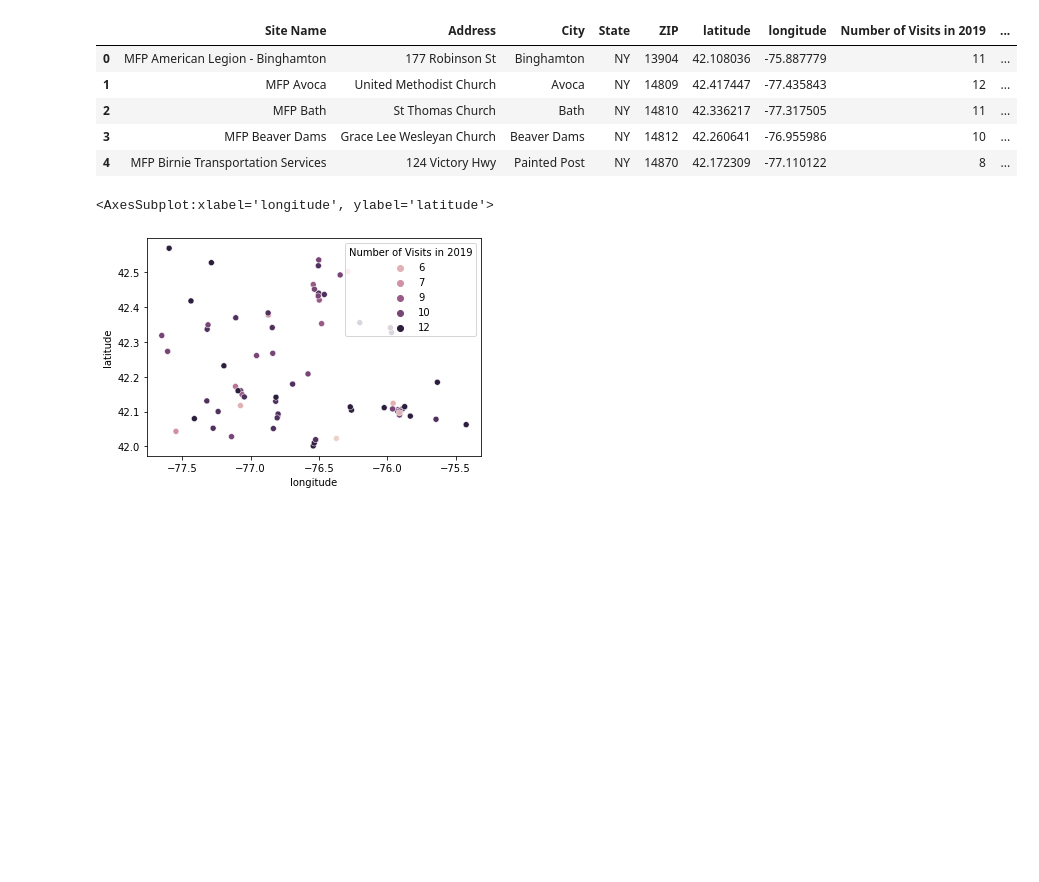
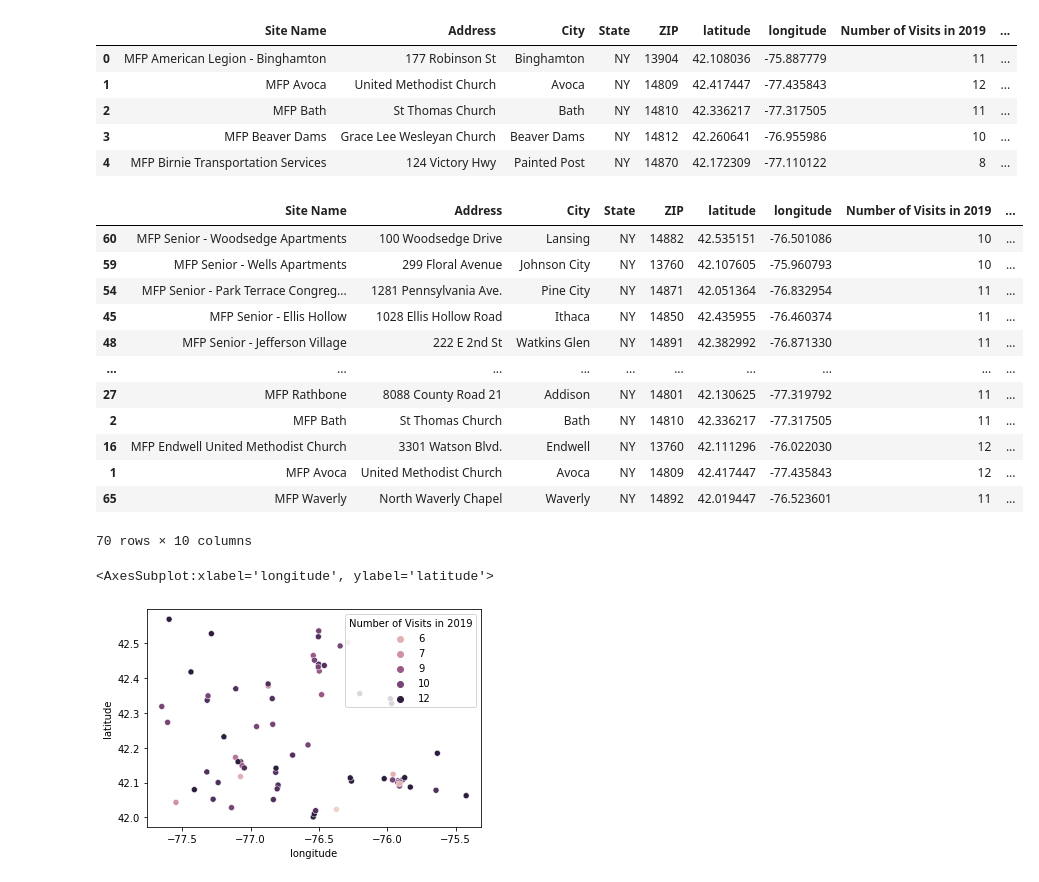
Before and after one commit to Wichaelian/MCM2020, a Jupyter notebook: Model.ipynb, the cells around one changed output. Saved outputs shown, nothing was run; the diff lists cells and outputs as text; code cells hidden in the pictures; blank space fills up the shorter version.

```diff
--- a/Model.ipynb
+++ b/Model.ipynb
@@ -12,6 +12,23 @@ sites.head()
 | 2 | MFP Bath | St Thomas Church | Bath | NY | 14810 | 42.336217 | -77.317505 | 11 | ... |
 | 3 | MFP Beaver Dams | Grace Lee Wesleyan Church | Beaver Dams | NY | 14812 | 42.260641 | -76.955986 | 10 | ... |
 | 4 | MFP Birnie Transportation Services | 124 Victory Hwy | Painted Post | NY | 14870 | 42.172309 | -77.110122 | 8 | ... |
+# %%
+sortedSites = sites.sort_values(by=['Average Demand per Visit'])
+sortedSites
+# %% [output]
+|  | Site Name | Address | City | State | ZIP | latitude | longitude | Number of Visits in 2019 | ... |
+| 60 | MFP Senior - Woodsedge Apartments | 100 Woodsedge Drive | Lansing | NY | 14882 | 42.535151 | -76.501086 | 10 | ... |
+| 59 | MFP Senior - Wells Apartments | 299 Floral Avenue | Johnson City | NY | 13760 | 42.107605 | -75.960793 | 10 | ... |
+| 54 | MFP Senior - Park Terrace Congreg... | 1281 Pennsylvania Ave. | Pine City | NY | 14871 | 42.051364 | -76.832954 | 11 | ... |
+| 45 | MFP Senior - Ellis Hollow | 1028 Ellis Hollow Road | Ithaca | NY | 14850 | 42.435955 | -76.460374 | 11 | ... |
+| 48 | MFP Senior - Jefferson Village | 222 E 2nd St | Watkins Glen | NY | 14891 | 42.382992 | -76.871330 | 11 | ... |
+| ... | ... | ... | ... | ... | ... | ... | ... | ... | ... |
+| 27 | MFP Rathbone | 8088 County Road 21 | Addison | NY | 14801 | 42.130625 | -77.319792 | 11 | ... |
+| 2 | MFP Bath | St Thomas Church | Bath | NY | 14810 | 42.336217 | -77.317505 | 11 | ... |
+| 16 | MFP Endwell United Methodist Church | 3301 Watson Blvd. | Endwell | NY | 13760 | 42.111296 | -76.022030 | 12 | ... |
+| 1 | MFP Avoca | United Methodist Church | Avoca | NY | 14809 | 42.417447 | -77.435843 | 12 | ... |
+| 65 | MFP Waverly | North Waverly Chapel | Waverly | NY | 14892 | 42.019447 | -76.523601 | 11 | ... |
+70 rows × 10 columns
 # %%
 sns.scatterplot(x = 'longitude', y = 'latitude', data = sites, hue='Number of Visits in 2019')
 # %% [output]
```
Also changed, not shown: parts of 3 cells of this notebook.
